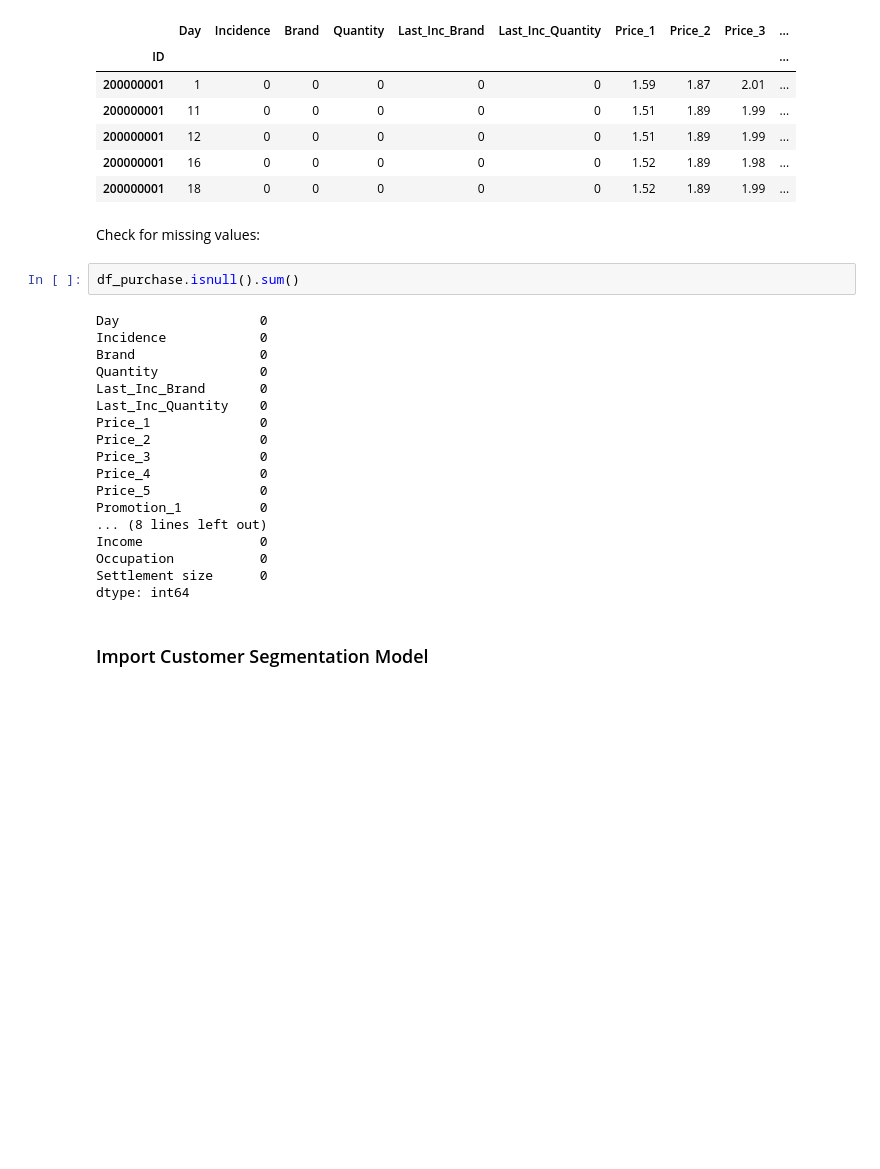
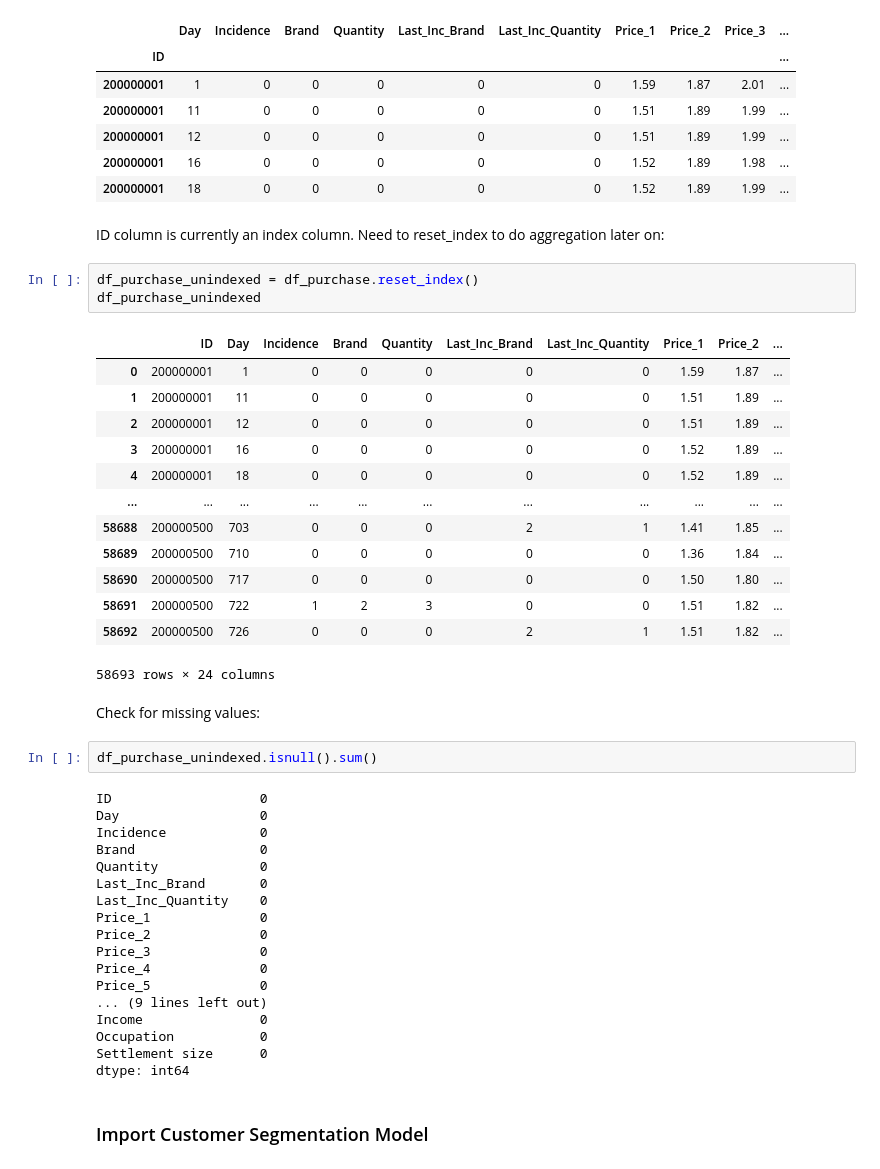
Before and after one commit to mihnguyen/udemy-customer-analytics, a Jupyter notebook: purchase-prediction/notebook_Purchase_Prediction.ipynb, the cells around one changed output. Drawn from its saved outputs; the diff is of its cells as text; blank space fills up the shorter version.

```diff
--- a/purchase-prediction/notebook_Purchase_Prediction.ipynb
+++ b/purchase-prediction/notebook_Purchase_Prediction.ipynb
@@ -31,11 +33,31 @@ df_purchase.head()
 | 200000001 | 12 | 0 | 0 | 0 | 0 | 0 | 1.51 | 1.89 | 1.99 | ... |
 | 200000001 | 16 | 0 | 0 | 0 | 0 | 0 | 1.52 | 1.89 | 1.98 | ... |
 | 200000001 | 18 | 0 | 0 | 0 | 0 | 0 | 1.52 | 1.89 | 1.99 | ... |
+# %% [markdown]
+ID column is currently an index column. Need to reset_index to do aggregation later on:
+# %%
+df_purchase_unindexed = df_purchase.reset_index()
+df_purchase_unindexed
+# %% [output]
+|  | ID | Day | Incidence | Brand | Quantity | Last_Inc_Brand | Last_Inc_Quantity | Price_1 | Price_2 | ... |
+| 0 | 200000001 | 1 | 0 | 0 | 0 | 0 | 0 | 1.59 | 1.87 | ... |
+| 1 | 200000001 | 11 | 0 | 0 | 0 | 0 | 0 | 1.51 | 1.89 | ... |
+| 2 | 200000001 | 12 | 0 | 0 | 0 | 0 | 0 | 1.51 | 1.89 | ... |
+| 3 | 200000001 | 16 | 0 | 0 | 0 | 0 | 0 | 1.52 | 1.89 | ... |
+| 4 | 200000001 | 18 | 0 | 0 | 0 | 0 | 0 | 1.52 | 1.89 | ... |
+| ... | ... | ... | ... | ... | ... | ... | ... | ... | ... | ... |
+| 58688 | 200000500 | 703 | 0 | 0 | 0 | 2 | 1 | 1.41 | 1.85 | ... |
+| 58689 | 200000500 | 710 | 0 | 0 | 0 | 0 | 0 | 1.36 | 1.84 | ... |
+| 58690 | 200000500 | 717 | 0 | 0 | 0 | 0 | 0 | 1.50 | 1.80 | ... |
+| 58691 | 200000500 | 722 | 1 | 2 | 3 | 0 | 0 | 1.51 | 1.82 | ... |
+| 58692 | 200000500 | 726 | 0 | 0 | 0 | 2 | 1 | 1.51 | 1.82 | ... |
+58693 rows × 24 columns
 # %% [markdown]
 Check for missing values:
 # %%
-df_purchase.isnull().sum()
+df_purchase_unindexed.isnull().sum()
 # %% [output]
+ID                   0
 Day                  0
 Incidence            0
 Brand                0
@@ -47,8 +69,7 @@ Price_2              0
 Price_3              0
 Price_4              0
 Price_5              0
-Promotion_1          0
-... (8 lines left out)
+... (9 lines left out)
 Income               0
 Occupation           0
 Settlement size      0
```
Also changed, not shown: parts of 14 cells of this notebook.
